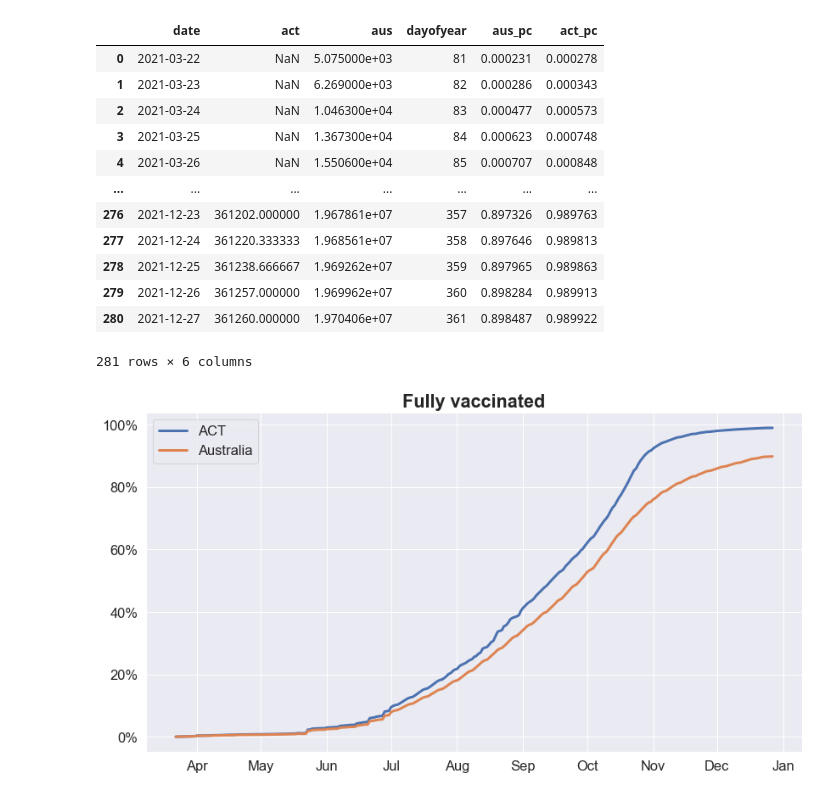
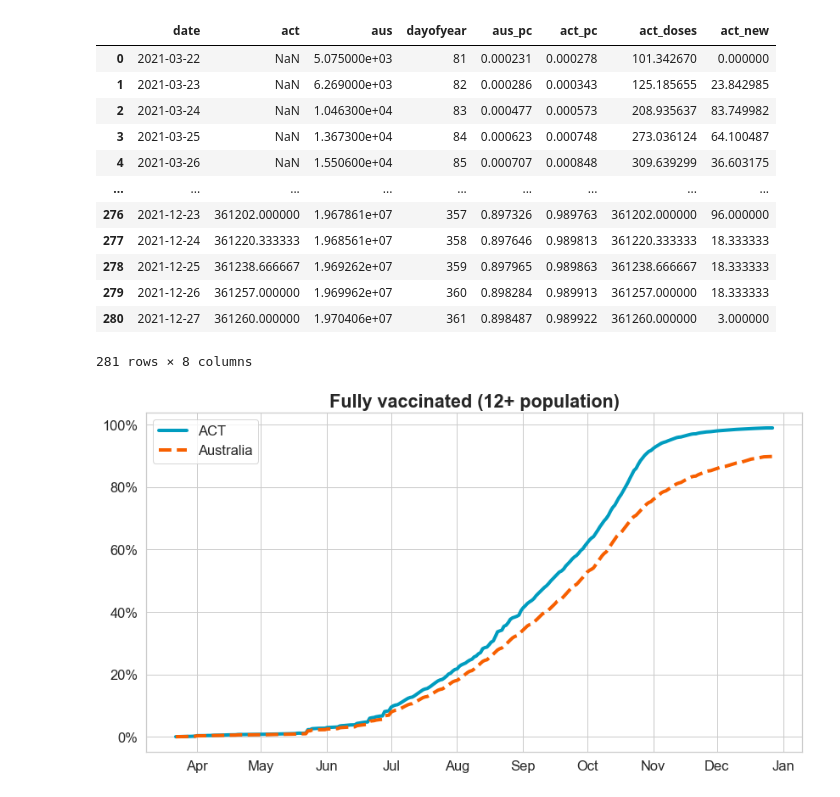
Before and after one commit to MarkusMannheim/vax-stats, a Jupyter notebook: data/data.ipynb, the cells around one changed output. Drawn from its saved outputs; the diff is of its cells as text; code cells hidden in the pictures.

```diff
--- a/data/data.ipynb
+++ b/data/data.ipynb
@@ -1,6 +1,6 @@
 # %%
-import pandas as pd, numpy as np, seaborn as sns, matplotlib.pyplot as plt, matplotlib.dates as mdates, matplotlib.ticker as ticker, statsmodels.formula.api as smf
-sns.set(style="darkgrid", font_scale=1.5)
+import pandas as pd, numpy as np, seaborn as sns, matplotlib.pyplot as plt, matplotlib.dates as mdates, matplotlib.ticker as ticker, statsmodels.formula.api as smf, statsmodels.api as sm
+sns.set(style="whitegrid", font_scale=1.5)
 
 data = pd.read_csv("vaxUpdate.csv", parse_dates=["date"])
 data["date"] = data["date"] - pd.Timedelta(days=1)
@@ -18,33 +18,40 @@ for i in data.index:
     if data.at[i, "date"] < pd.Timestamp("2021-07-28"):
         data.at[i, "act_pc"] = data.at[i, "aus_pc"] * 1.2
 
+data["act_doses"] = data.act_pc * (432266 - 5593 - 5571 - 27121 - 29043)
+
+for i in data.index:
+    data.at[i, "act_new"] = (data.at[i, "act_doses"] - data.at[i - 1, "act_doses"]) if i > 0 else 0
+
 data
 # %% [output]
-|  | date | act | aus | dayofyear | aus_pc | act_pc |
-| 0 | 2021-03-22 | NaN | 5.075000e+03 | 81 | 0.000231 | 0.000278 |
-| 1 | 2021-03-23 | NaN | 6.269000e+03 | 82 | 0.000286 | 0.000343 |
-| 2 | 2021-03-24 | NaN | 1.046300e+04 | 83 | 0.000477 | 0.000573 |
-| 3 | 2021-03-25 | NaN | 1.367300e+04 | 84 | 0.000623 | 0.000748 |
-| 4 | 2021-03-26 | NaN | 1.550600e+04 | 85 | 0.000707 | 0.000848 |
-| ... | ... | ... | ... | ... | ... | ... |
-| 276 | 2021-12-23 | 361202.000000 | 1.967861e+07 | 357 | 0.897326 | 0.989763 |
-| 277 | 2021-12-24 | 361220.333333 | 1.968561e+07 | 358 | 0.897646 | 0.989813 |
-| 278 | 2021-12-25 | 361238.666667 | 1.969262e+07 | 359 | 0.897965 | 0.989863 |
-| 279 | 2021-12-26 | 361257.000000 | 1.969962e+07 | 360 | 0.898284 | 0.989913 |
-| 280 | 2021-12-27 | 361260.000000 | 1.970406e+07 | 361 | 0.898487 | 0.989922 |
+|  | date | act | aus | dayofyear | aus_pc | act_pc | act_doses | act_new |
+| 0 | 2021-03-22 | NaN | 5.075000e+03 | 81 | 0.000231 | 0.000278 | 101.342670 | 0.000000 |
+| 1 | 2021-03-23 | NaN | 6.269000e+03 | 82 | 0.000286 | 0.000343 | 125.185655 | 23.842985 |
+| 2 | 2021-03-24 | NaN | 1.046300e+04 | 83 | 0.000477 | 0.000573 | 208.935637 | 83.749982 |
+| 3 | 2021-03-25 | NaN | 1.367300e+04 | 84 | 0.000623 | 0.000748 | 273.036124 | 64.100487 |
+| 4 | 2021-03-26 | NaN | 1.550600e+04 | 85 | 0.000707 | 0.000848 | 309.639299 | 36.603175 |
+| ... | ... | ... | ... | ... | ... | ... | ... | ... |
+| 276 | 2021-12-23 | 361202.000000 | 1.967861e+07 | 357 | 0.897326 | 0.989763 | 361202.000000 | 96.000000 |
+| 277 | 2021-12-24 | 361220.333333 | 1.968561e+07 | 358 | 0.897646 | 0.989813 | 361220.333333 | 18.333333 |
+| 278 | 2021-12-25 | 361238.666667 | 1.969262e+07 | 359 | 0.897965 | 0.989863 | 361238.666667 | 18.333333 |
+| 279 | 2021-12-26 | 361257.000000 | 1.969962e+07 | 360 | 0.898284 | 0.989913 | 361257.000000 | 18.333333 |
+| 280 | 2021-12-27 | 361260.000000 | 1.970406e+07 | 361 | 0.898487 | 0.989922 | 361260.000000 | 3.000000 |
-281 rows × 6 columns
+281 rows × 8 columns
 # %%
 fig, ax = plt.subplots(
     tight_layout=True,
     figsize=(12, 6.75)
 )
 
-sns.lineplot(data=data, x="date", y="act_pc", ax=ax, label="ACT", lw=3)
-sns.lineplot(data=data, x="date", y="aus_pc", ax=ax, label="Australia", lw=3)
+sns.lineplot(data=data, x="date", y="act_pc", ax=ax, label="ACT", lw=4, color="#009CBF")
+sns.lineplot(data=data, x="date", y="aus_pc", ax=ax, label="Australia", lw=4, color="#F75F00", linestyle="dashed")
+# sns.scatterplot(data=data, x="date", y="act_new", ax=ax)
 plt.xlabel(None)
 plt.ylabel(None)
-plt.title("Fully vaccinated", fontsize="large", fontweight="bold")
+plt.title("Fully vaccinated (12+ population)", fontsize="large", fontweight="bold")
 ax.xaxis.set_major_formatter(mdates.DateFormatter("%b"))
 ax.yaxis.set_major_formatter(ticker.PercentFormatter(1))
+plt.savefig("vax_comparison.jpg")
 # %% [output]
-[figure, old version]
+[figure, new version]
```
Also changed, not shown: parts of 3 cells of this notebook, 3 other files.
